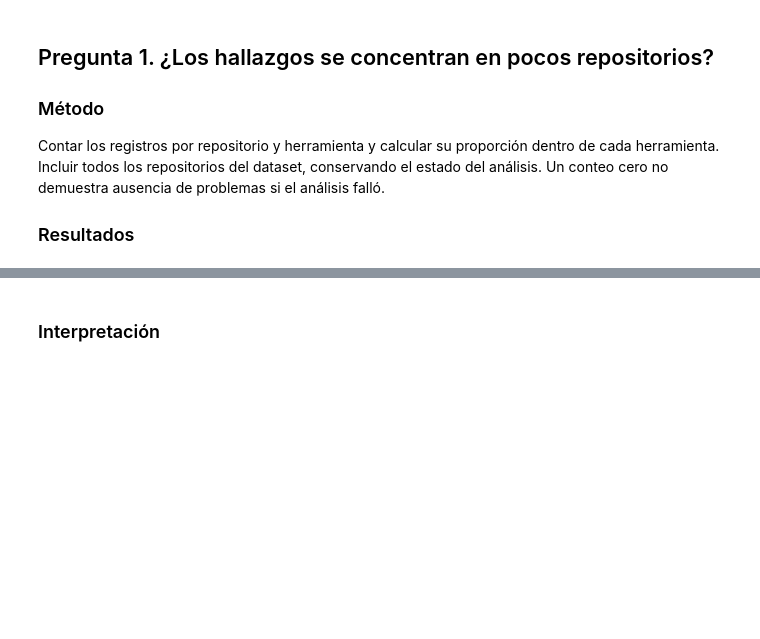
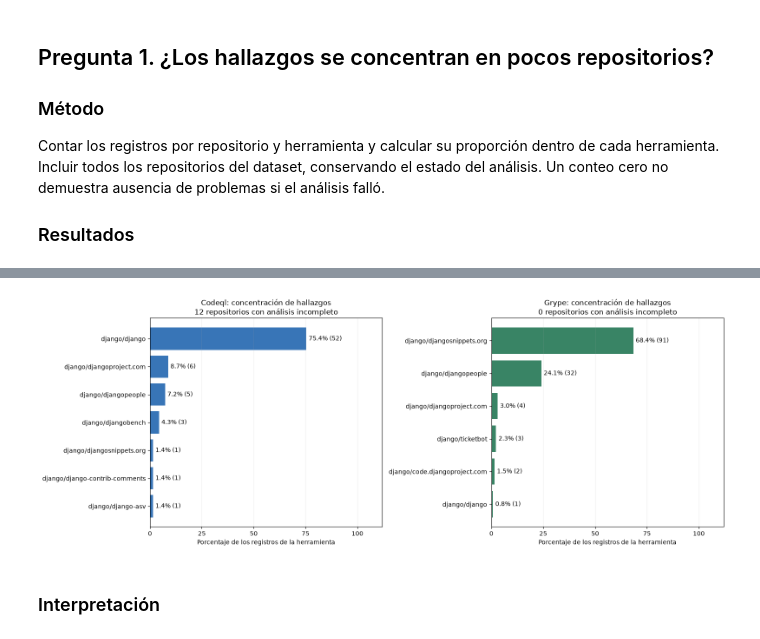
Before and after one commit to JaredDet/Vulnerabilidades, a Jupyter notebook: analyzer/notebooks/analyzer.ipynb, the cells around one changed output, grey strips where cells are left out. Cells and saved outputs as stored; diff of their text form; code cells hidden in the pictures; blank space fills up the shorter version.

```diff
--- a/analyzer/notebooks/analyzer.ipynb
+++ b/analyzer/notebooks/analyzer.ipynb
@@ -368,3 +356,30 @@ display(concentracion)
+# %%
+fig, axes = plt.subplots(1, 2, figsize=(16, 6), sharex=True)
+for axis, tool, color in zip(axes, ['codeql', 'grype'], ['#3875b7', '#398465']):
+    data = concentracion.loc[
+        concentracion['tool'].eq(tool) & concentracion['coincidencias'].gt(0)
+    ].sort_values(['coincidencias', 'repository'])
+    if data.empty:
+        axis.text(0.5, 0.5, 'Sin registros observados', ha='center', va='center', transform=axis.transAxes)
+    else:
+        bars = axis.barh(data['repository'], data['proporcion'] * 100, color=color)
+        for bar, row in zip(bars, data.itertuples()):
+            if row.status != 'analyzed':
+                bar.set_hatch('//')
+        axis.bar_label(bars, labels=[
+            f'{row.proporcion:.1%} ({row.coincidencias})'
+            for row in data.itertuples()
+        ], padding=4)
+    incomplete = concentracion.loc[concentracion['tool'].eq(tool), 'status'].ne('analyzed').sum()
+    axis.set_title(f'{tool.capitalize()}: concentración de hallazgos\n{incomplete} repositorios con análisis incompleto')
+    axis.set_xlabel('Porcentaje de los registros de la herramienta')
+    axis.set_xlim(0, 112)
+    axis.set_xticks([0, 25, 50, 75, 100])
+    axis.grid(axis='x', alpha=0.2)
+fig.tight_layout()
+plt.show()
+# %% [output]
+[figure, added]
 # %% [markdown]
 ### Interpretación
 # %%
```
Also changed, not shown: parts of 13 cells of this notebook, 9 other files.
